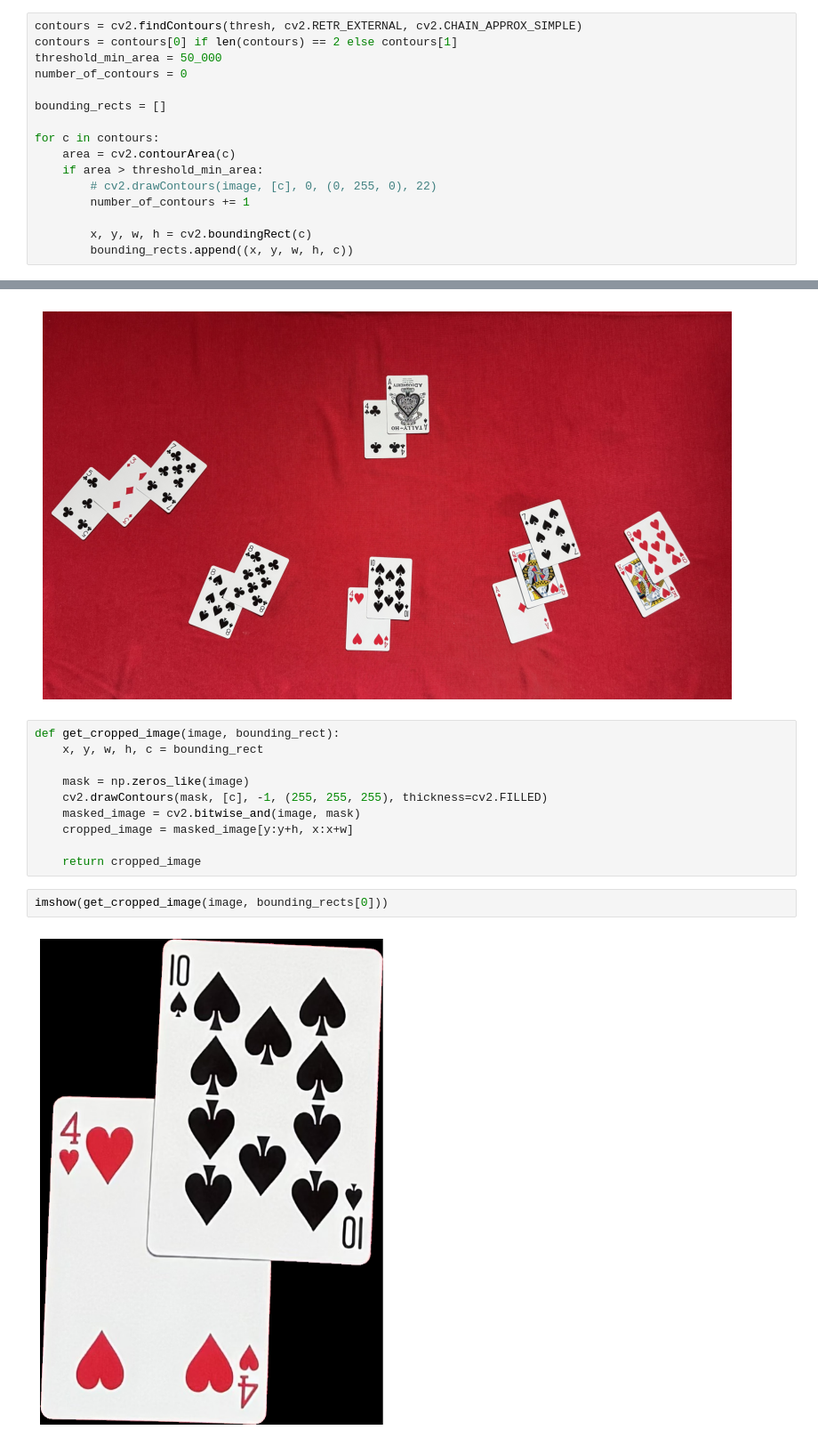
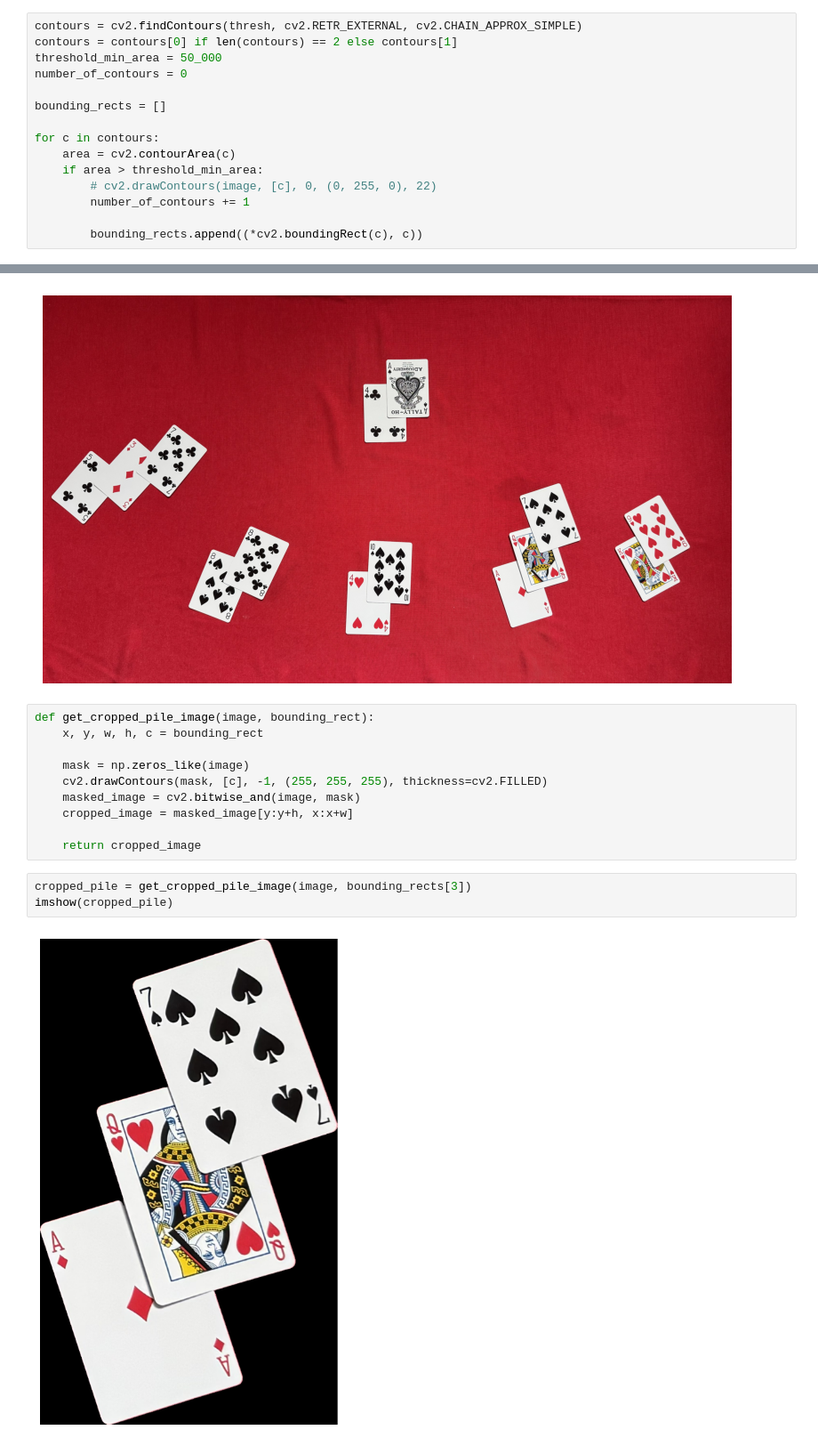
Before and after one commit to SuperrMurlocc/Blackjack-Table-State-Monitoring-System, a Jupyter notebook: example.ipynb, the cells around one changed output, grey strips where cells are left out. Shown at 89% size. Saved outputs shown, nothing was run; the diff lists cells and outputs as text.

```diff
--- a/example.ipynb
+++ b/example.ipynb
@@ -71,8 +71,7 @@ for c in contours:
         # cv2.drawContours(image, [c], 0, (0, 255, 0), 22)
         number_of_contours += 1
 
-        x, y, w, h = cv2.boundingRect(c)
-        bounding_rects.append((x, y, w, h, c))
+        bounding_rects.append((*cv2.boundingRect(c), c))
 # %%
 print("Contours detected:", number_of_contours)
 imshow(image)
@@ -80,7 +79,7 @@ imshow(image)
 Contours detected: 6
 [figure]
 # %%
-def get_cropped_image(image, bounding_rect):
+def get_cropped_pile_image(image, bounding_rect):
     x, y, w, h, c = bounding_rect
 
     mask = np.zeros_like(image)
@@ -90,6 +89,7 @@ def get_cropped_image(image, bounding_rect):
 
     return cropped_image
 # %%
-imshow(get_cropped_image(image, bounding_rects[0]))
+cropped_pile = get_cropped_pile_image(image, bounding_rects[3])
+imshow(cropped_pile)
 # %% [output]
-[figure, old version]
+[figure, new version]
```
Also changed, not shown: parts of 5 cells of this notebook, 1 other file.
